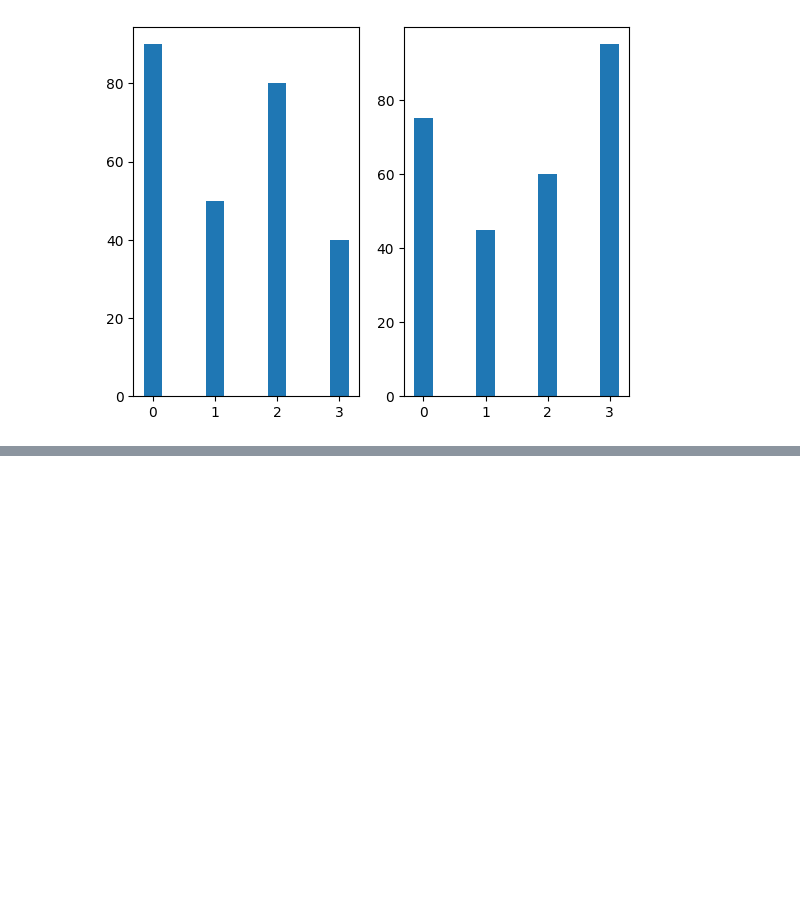
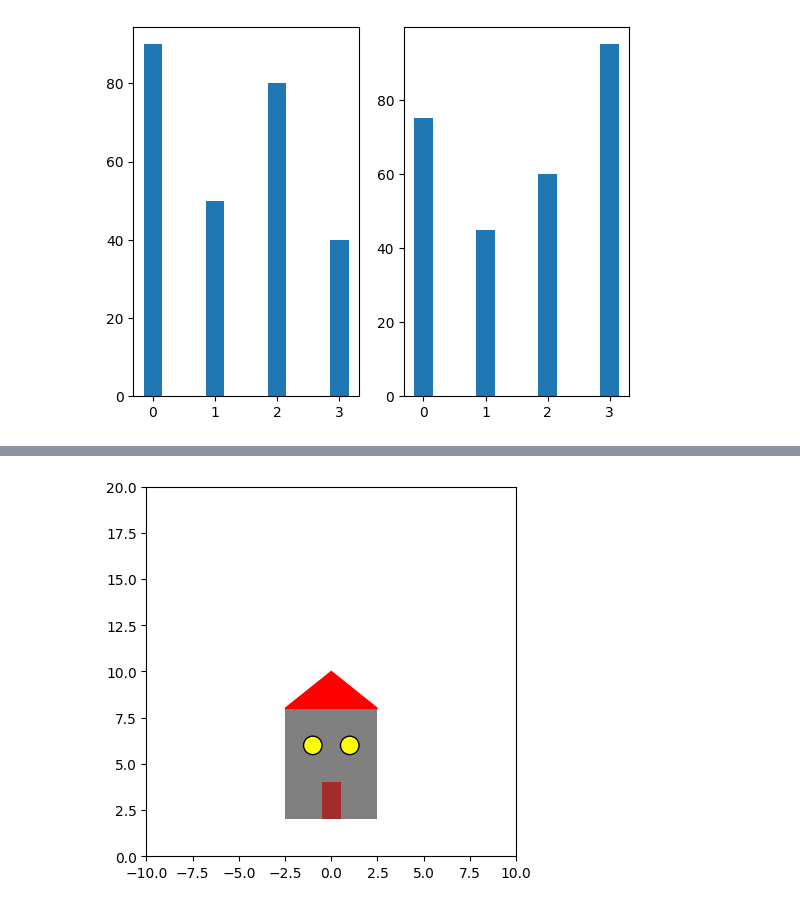
Before and after one commit to usuajiayako/DataScienceWeek3, a Jupyter notebook: matplotlib.ipynb, the cells around one changed output, grey strips where cells are left out. Drawn from its saved outputs; the diff is of its cells as text; code cells hidden in the pictures; blank space fills up the shorter version.

Commit message:
add shapes

```diff
--- a/matplotlib.ipynb
+++ b/matplotlib.ipynb
@@ -85,0 +74,47 @@ ValueError: all the input array dimensions for the concatenation axis must match
+# %%
+#Shapes
+fig, ax = plt.subplots()
+ax.set_ylim([0, 20])
+ax.set_xlim([-10, 10])
+ax.axis("scaled")
+
+start_x = -2.5
+start_y = 2
+width = 5
+height = 6
+facecolor = "gray"
+
+# adding gray rectangle
+rectangle = plt.Rectangle((start_x, start_y), width, height, fc=facecolor)
+ax.add_patch(rectangle)
+
+# adding brown rectangle
+rectangle = plt.Rectangle((-0.5, 2), 1, 2, fc="brown")
+ax.add_patch(rectangle)
+
+# adding circles
+start_x = -1
+start_y = 6
+radius = 0.5
+facecolor = "yellow"
+edgecolor = "black"
+linewidth = 1
+
+circle = plt.Circle((start_x, start_y), radius, fc=facecolor, ec=edgecolor, lw=linewidth)
+ax.add_patch(circle)
+
+circle = plt.Circle((1, 6), radius, fc=facecolor, ec=edgecolor, lw=linewidth)
+ax.add_patch(circle)
+
+# adding a triangle
+from matplotlib.patches import Polygon
+start_xy = np.array([-2.5,8])
+end_xy = np.array([2.5, 8])
+top_xy = np.array([0, 10])
+
+triangle = Polygon(np.vstack([start_xy, end_xy, top_xy]), color = "red")
+ax.add_patch(triangle)
+
+plt.show()
+# %% [output]
+[figure, added]
```
Also changed, not shown: parts of 2 cells of this notebook, 3 other files.
